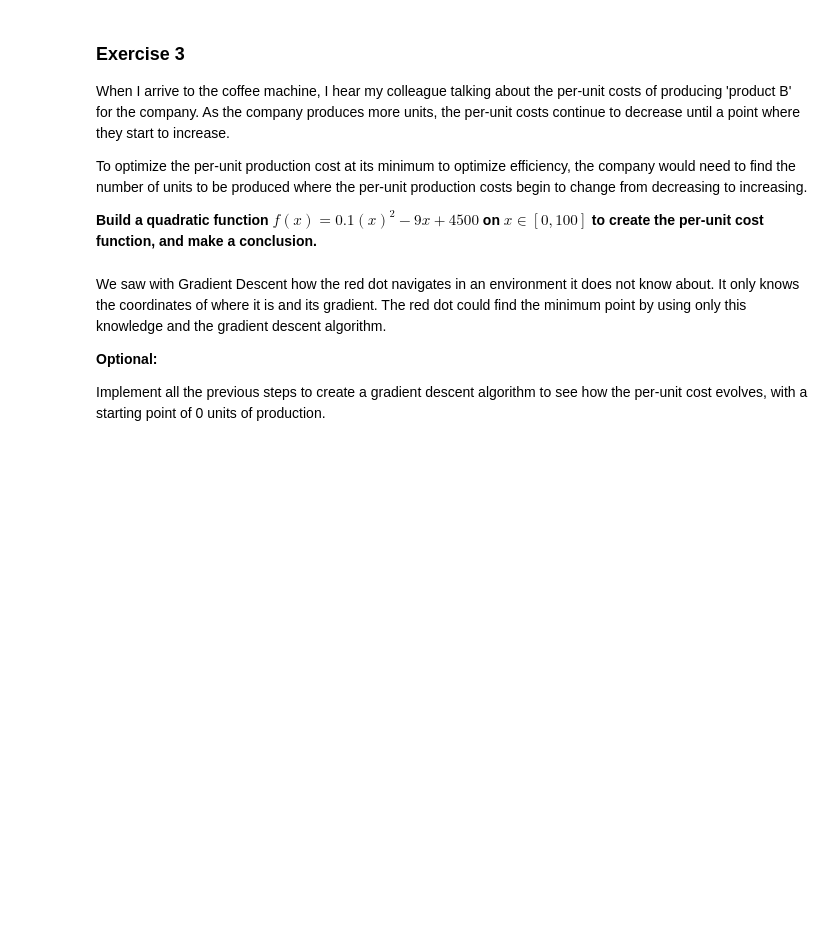
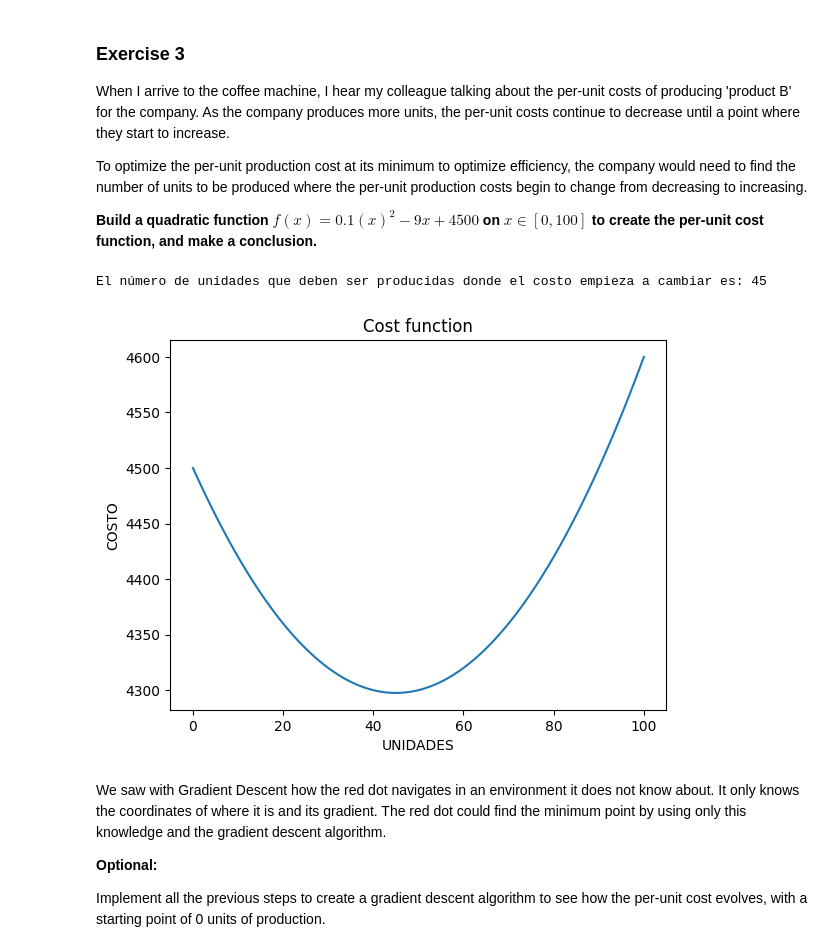
Before and after one commit to 19Juan/calculus-and-algebra-problems-with-python, a Jupyter notebook: notebook/problems.ipynb, the cells around one changed output. Saved outputs shown, nothing was run; the diff lists cells and outputs as text; code cells hidden in the pictures; blank space fills up the shorter version.

```diff
--- a/notebook/problems.ipynb
+++ b/notebook/problems.ipynb
@@ -276,6 +280,30 @@ To optimize the per-unit production cost at its minimum to optimize efficiency,
 **Build a quadratic function $f(x)=0.1(x)^2−9x +4500$ on $x∈[0,100]$ to create the per-unit cost function, and make a conclusion.**
 # %%
 # Define and plot the function
+
+def f(x):
+    return 0.1*x**2-9*x+4500
+
+def df(x):
+    return 0.2*x-9
+
+
+x = np.linspace(0, 100, 100)
+plt.plot(x,f(x))
+plt.title('Cost function')
+plt.xlabel('UNIDADES')
+plt.ylabel('COSTO')
+plt.show
+
+# Para encontrar cuál es el punto donde la función es mínima, se debe encontrar el valor de x donde la derivada es igual a 0
+
+for i in range(0, 1000):
+    if df(i) == 0:
+        print("El número de unidades que deben ser producidas donde el costo empieza a cambiar es:", i)
+        break
+# %% [output]
+El número de unidades que deben ser producidas donde el costo empieza a cambiar es: 45
+[figure, added]
 # %% [markdown]
 We saw with Gradient Descent how the red dot navigates in an environment it does not know about. It only knows the coordinates of where it is and its gradient. The red dot could find the minimum point by using only this knowledge and the gradient descent algorithm.
 
```
Also changed, not shown: parts of 5 cells of this notebook.
